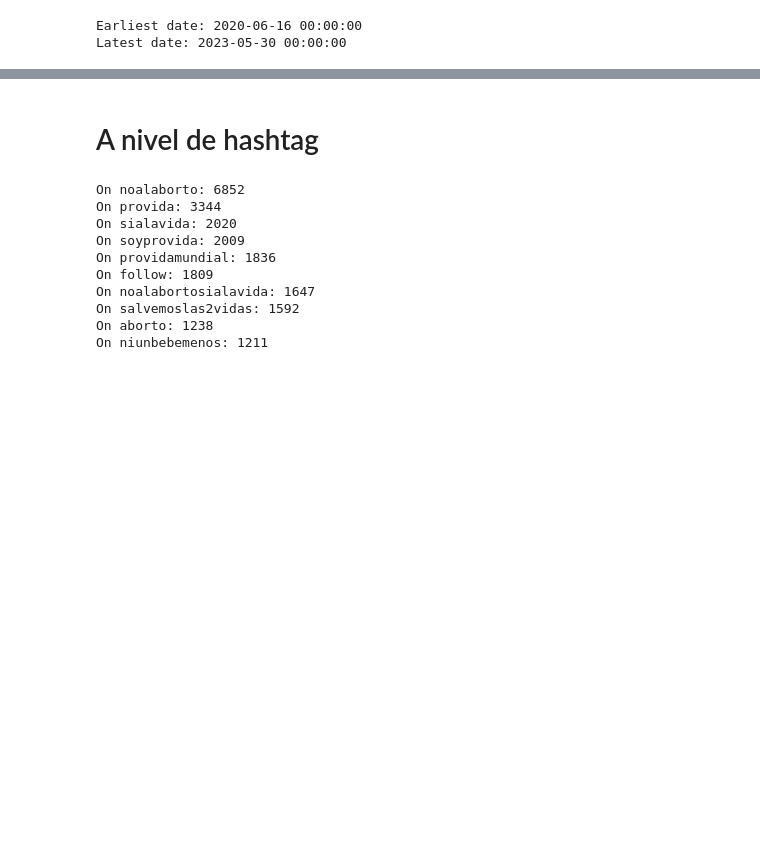
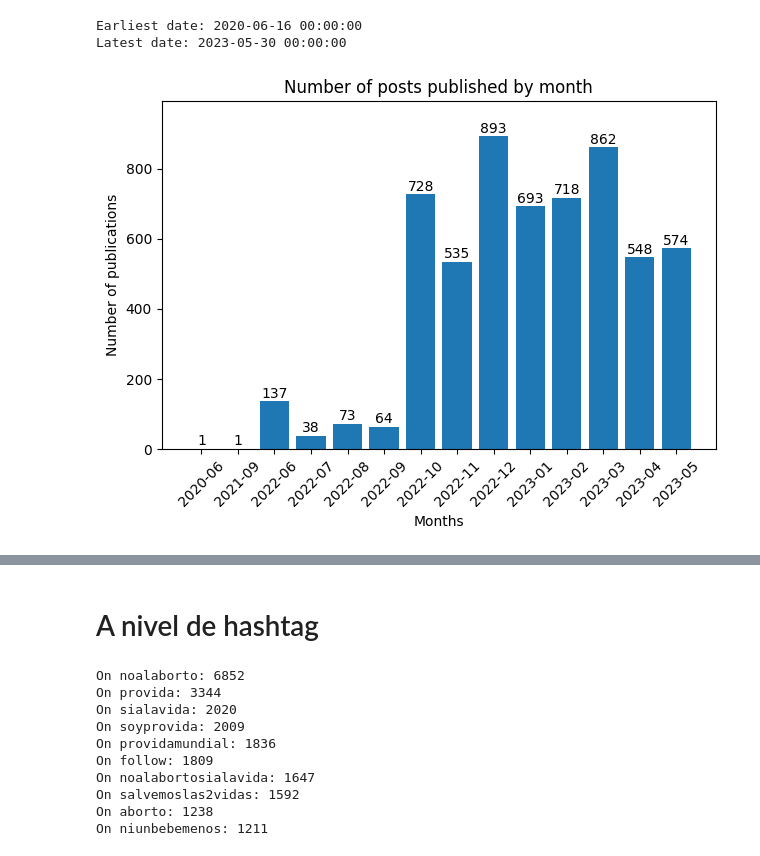
Before and after one commit to Lulocu/TFM, a Jupyter notebook: 1Corpus/Post.ipynb, the cells around one changed output, grey strips where cells are left out. Saved outputs shown, nothing was run; the diff lists cells and outputs as text; code cells hidden in the pictures; blank space fills up the shorter version.

Commit message:
ORdering TFM Results

```diff
--- a/1Corpus/Post.ipynb
+++ b/1Corpus/Post.ipynb
@@ -8 +8,3 @@ POSTS_PATH = "DatasetFinal/Posts.json"
+# %%
+POSTS_PATH = "../2.NerSaLang/Post_Analysis.json"
 # %% [markdown]
@@ -125,0 +133,5 @@ On 2023-01-26 00:00:00: 45
+# %%
+total_dates = Counter(dates)
+# %%
+for date, count in total_dates.most_common(1000):
+    print(f'{date}: {count}')
@@ -129,3 +159,58 @@ print(f'Latest date: {max(dates)}')
 # %% [output]
 Earliest date: 2020-06-16 00:00:00
 Latest date: 2023-05-30 00:00:00
+# %%
+popular_dates = Counter(dates)
+datesC = []
+dates_counts = []
+for date, count in popular_dates.items():
+    datesC.append(date)
+    dates_counts.append(count)
+# %%
+import matplotlib.pyplot as plt
+from collections import Counter
+from datetime import datetime
+
+# Extract months from datetime objects
+months = [date.strftime("%Y-%m") for date in dates]
+
+# Create a Counter object for the months
+popular_months = Counter(months)
+
+# Extract months and their counts
+monthsC = []
+months_counts = []
+for month, count in popular_months.items():
+    monthsC.append(month)
+    months_counts.append(count)
+
+data = list(zip(monthsC, months_counts))
+
+# Sort the list by date in ascending order
+data.sort(key=lambda x: x[0])
+
+# Unpack the sorted list into separate date and count lists
+monthsC, months_counts = zip(*data)
+
+# Create a bar chart
+plt.bar(monthsC, months_counts)
+
+# Customize the chart
+plt.xlabel('Months')
+plt.ylabel('Number of publications')
+plt.title('Number of posts published by month')
+plt.xticks(rotation=45, fontsize=10)  # Rotate x-axis labels for better readability
+
+# Add publication counts at the top of the bars
+for i, count in enumerate(months_counts):
+    x = monthsC[i]
+    y = count + 1  # Adjust the vertical position
+    plt.text(x, y, str(count), ha='center', va='bottom', fontsize=10, rotation=0)
+
+plt.ylim(0, max(months_counts) + 100)  # Adjust y-axis limits based on the maximum count
+
+# Display the chart
+plt.tight_layout()
+plt.show()
+# %% [output]
+[figure, added]
```
Also changed, not shown: parts of 20 cells of this notebook, 23 other files.
